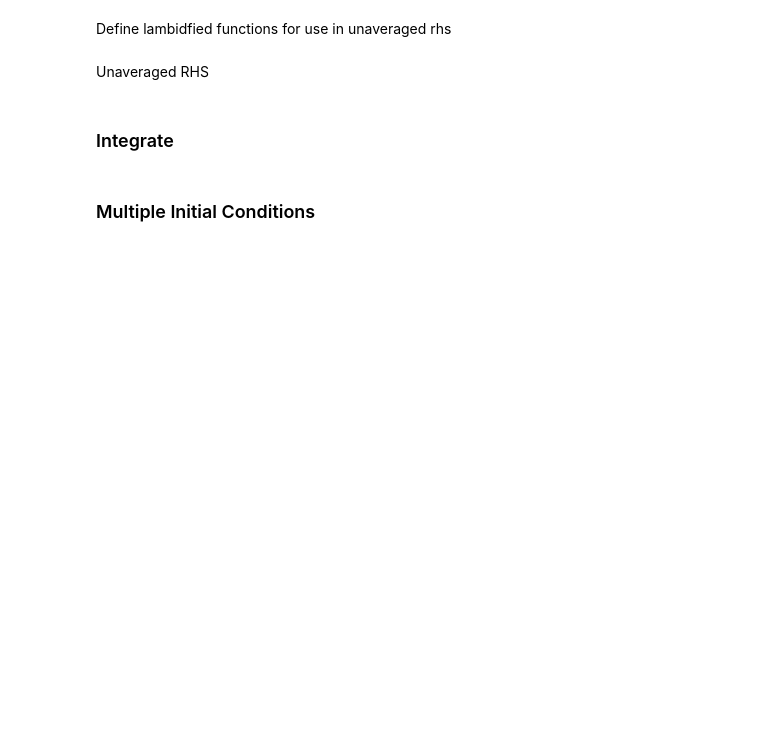
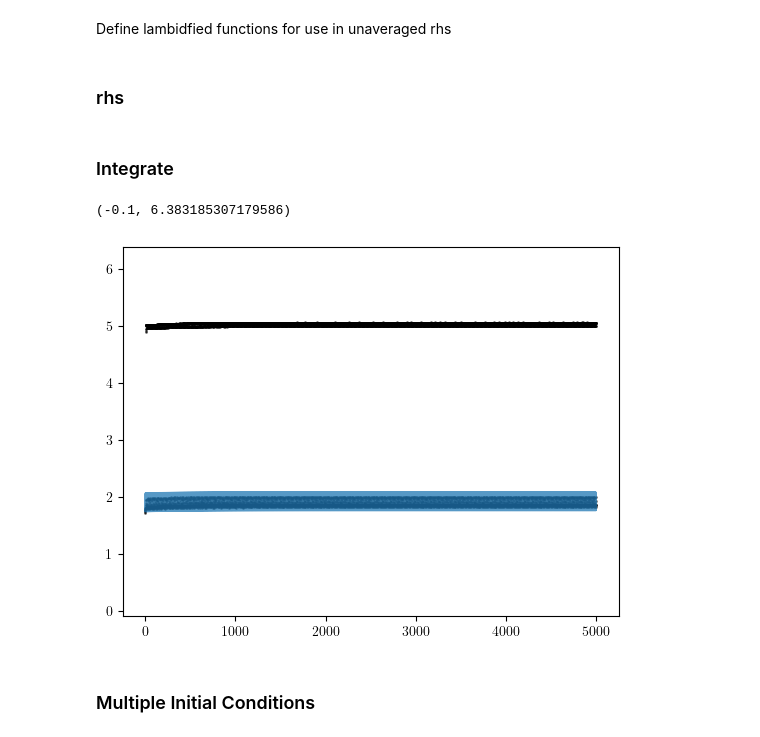
Before and after one commit to youngmp/nm, a Jupyter notebook: jupyter/run_gw2.ipynb, the cells around one changed output. Cells and saved outputs as stored; diff of their text form; code cells hidden in the pictures; blank space fills up the shorter version.

```diff
--- a/jupyter/run_gw2.ipynb
+++ b/jupyter/run_gw2.ipynb
@@ -281,7 +322,7 @@ axs.axhline(0,0,2*np.pi,ls='--',color='gray')
 # %% [markdown]
 ## Integrate
 # %%
-dt = .01;T=1000
+dt = .01;T=5000
 t12 = np.arange(0,T,dt)
 args12 = {'args':(a12,eps12,del12),'t_eval':t12,**kw_sim}
 # %%
@@ -333,18 +380,18 @@ for i in range(len(init_phases12)):
     y0a = a12.system1.lc['dat'][int((init_phases12[i]/(2*np.pi))*a12.system1.TN),:]
     y0 = np.array([y0a,y0b]).flatten()
 
-    solf12 = solve_ivp(_full,[0,t12b[-1]],y0,**args12b)
-    tp12a, phase12a = get_phase(t12b,solf12.y.T[:,:4],skipn=50,system1=a12.system1)
-    tp12b, phase12b = get_phase(t12b,solf12.y.T[:,4:],skipn=50,system1=a12.system2)
+    solf12i = solve_ivp(_full,[0,t12b[-1]],y0,**args12b)
+    tp12a, phase12ai = get_phase(t12b,solf12i.y.T[:,:4],skipn=50,system1=a12.system1)
+    tp12b, phase12bi = get_phase(t12b,solf12i.y.T[:,4:],skipn=50,system1=a12.system2)
 
-    full_1.append([tp12a,phase12a])
-    full_2.append([tp12b,phase12b])
+    full_1.append([tp12a,phase12ai])
+    full_2.append([tp12b,phase12bi])
 # %%
 redu_1 = []
 
 for i in range(len(init_phases12)):
-    solf12 = solve_ivp(_redu,[0,t12b[-1]],[init_phases12[i]],**args12b)
-    redu_1.append(solf12)
+    solr12i = solve_ivp(_redu,[0,t12b[-1]],[init_phases12[i]],**args12b)
+    redu_1.append(solr12i)
 # %%
 fig,axs = plt.subplots(2,1)
 axs[0].plot(x_temp2,rhs)
@@ -440,7 +504,7 @@ z0_lam = sym.lambdify([a12.ths[0],psi_sym],imp)
 imp = a12.system1.lc['imp_v0'](a12.ths[0])+psi_sym*a12.system1.g['imp_v0'][1](a12.ths[0])+psi_sym**2*a12.system1.g['imp_v0'][2](a12.ths[0])
 v0_lam = sym.lambdify([a12.ths[0],psi_sym],imp)
 # %% [markdown]
-Unaveraged RHS
+### rhs
 # %%
 pd1 = a12.system1.pardict;pd2 = a12.system2.pardict
 def _redu_c(t,y,eps=0,del1=0):
@@ -468,21 +532,24 @@ def _redu_c(t,y,eps=0,del1=0):
 # %% [markdown]
 ### Integrate
 # %%
-t = np.arange(0,1000,.01)
-init = [2.5,.0,0,.0]
-out = solve_ivp(_redu_c,[t[0],t[-1]],init,args=(eps12,del12),t_eval=t,**kw_sim)
+t = np.arange(0,5000,.01)
+init = [th_init12,.0,0,.0]
+out12_ua = solve_ivp(_redu_c,[t[0],t[-1]],init,args=(eps12,del12),t_eval=t,**kw_sim)
 # %%
 fig,axs = plt.subplots()
-axs.plot(t,out.y[0]-a12.om*out.y[2],alpha=.75)
+axs.plot(t,out12_ua.y[0]-a12.om*out12_ua.y[2],alpha=.75)
 #axs.plot(t,out.y[1])
 y = np.mod(phase12a - a12.om*phase12b,2*np.pi)
 axs.scatter(tp12a,y,s=1,alpha=.5,color='k')
 #axs.plot(t12,np.mod(solr12.y.T,2*np.pi),color='tab:red')
 #axs.plot(t,out.y[3])
 #axs.plot(t,np.mod(out.y[0],2*np.pi))
 #axs.plot(t,np.mod(out.y[2],2*np.pi))
 axs.set_ylim(-.1,2*np.pi+.1)
 #axs.set_xlim(0,10)
+# %% [output]
+(-0.1, 6.383185307179586)
+[figure, added]
 # %% [markdown]
 ### Multiple Initial Conditions
 # %%
```
Also changed, not shown: parts of 43 cells of this notebook.
